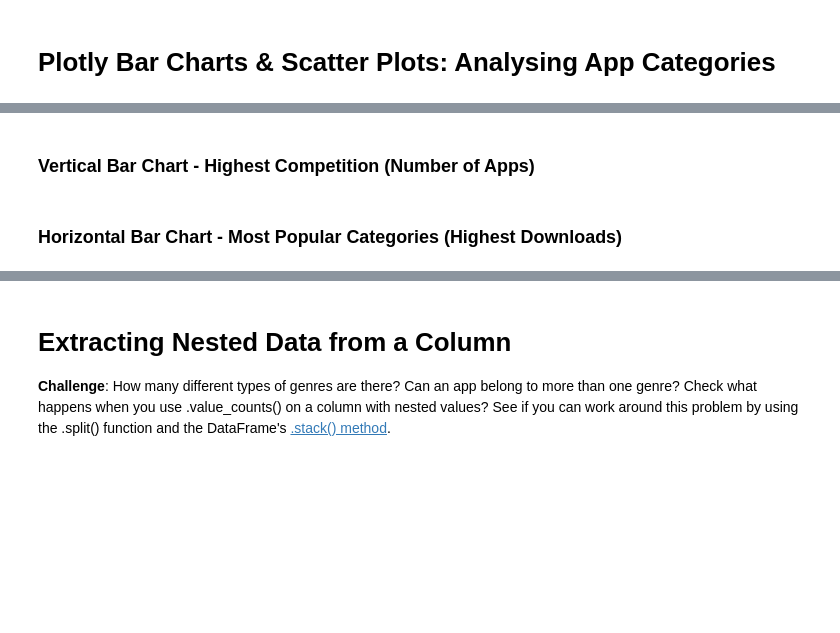
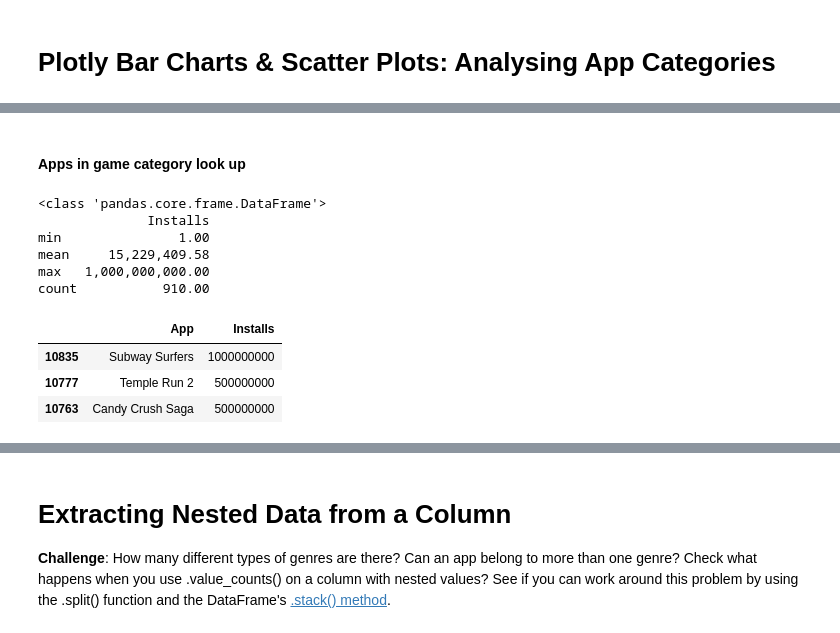
Before and after one commit to 22skowron/Data-manipulation-practice, a Jupyter notebook: Google Play Store App Analytics (start).ipynb, the cells around one changed output, grey strips where cells are left out. Cells and saved outputs as stored; diff of their text form; code cells hidden in the pictures; blank space fills up the shorter version.

```diff
--- a/Google Play Store App Analytics (start).ipynb
+++ b/Google Play Store App Analytics (start).ipynb
@@ -238,4 +476,18 @@ h_bar_chart.show()
-# %% [markdown]
-### Vertical Bar Chart - Highest Competition (Number of Apps)
-# %% [markdown]
-### Horizontal Bar Chart - Most Popular Categories (Highest Downloads)
+# %% [markdown]
+#### Apps in game category look up
+# %%
+game_apps_df = apps_clean_df[apps_clean_df['Category'] == 'GAME']
+print(type(game_apps_df[['Installs']]))
+print(game_apps_df[['Installs']].agg(['min', 'mean', 'max', 'count']))
+game_apps_df[['App', 'Installs']].sort_values(by='Installs', ascending=False).head(3)
+# %% [output]
+<class 'pandas.core.frame.DataFrame'>
+              Installs
+min               1.00
+mean     15,229,409.58
+max   1,000,000,000.00
+count           910.00
+|  | App | Installs |
+| 10835 | Subway Surfers | 1000000000 |
+| 10777 | Temple Run 2 | 500000000 |
+| 10763 | Candy Crush Saga | 500000000 |
```
Also changed, not shown: parts of 46 cells of this notebook, 2 other files.
